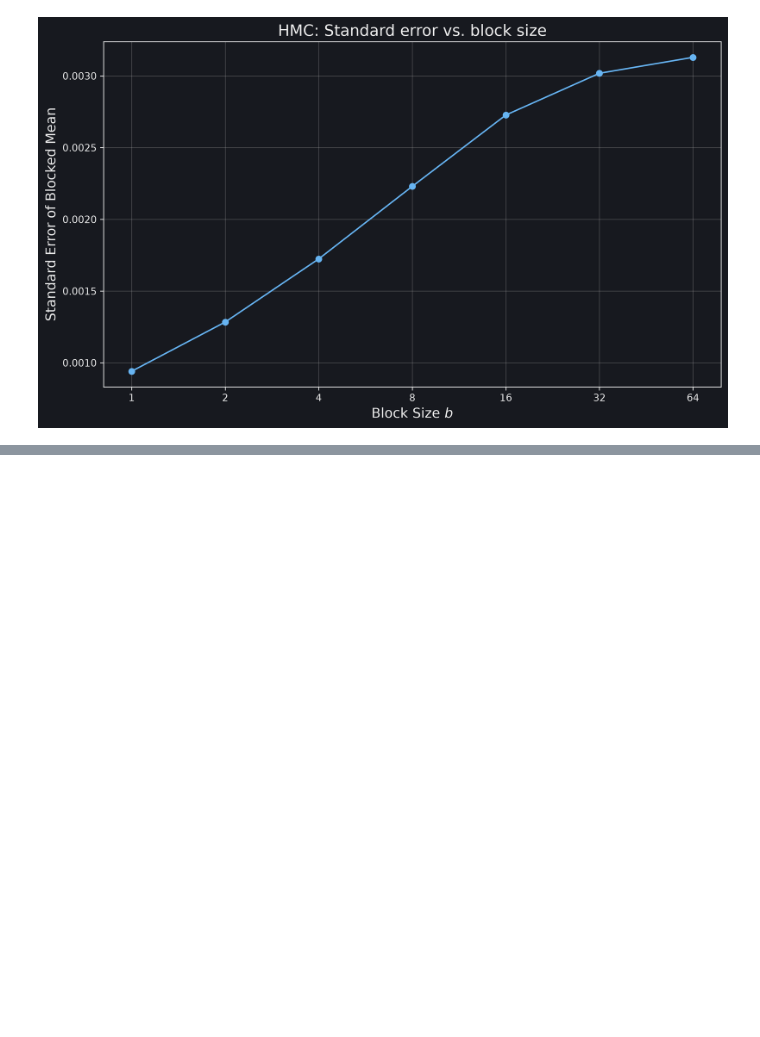
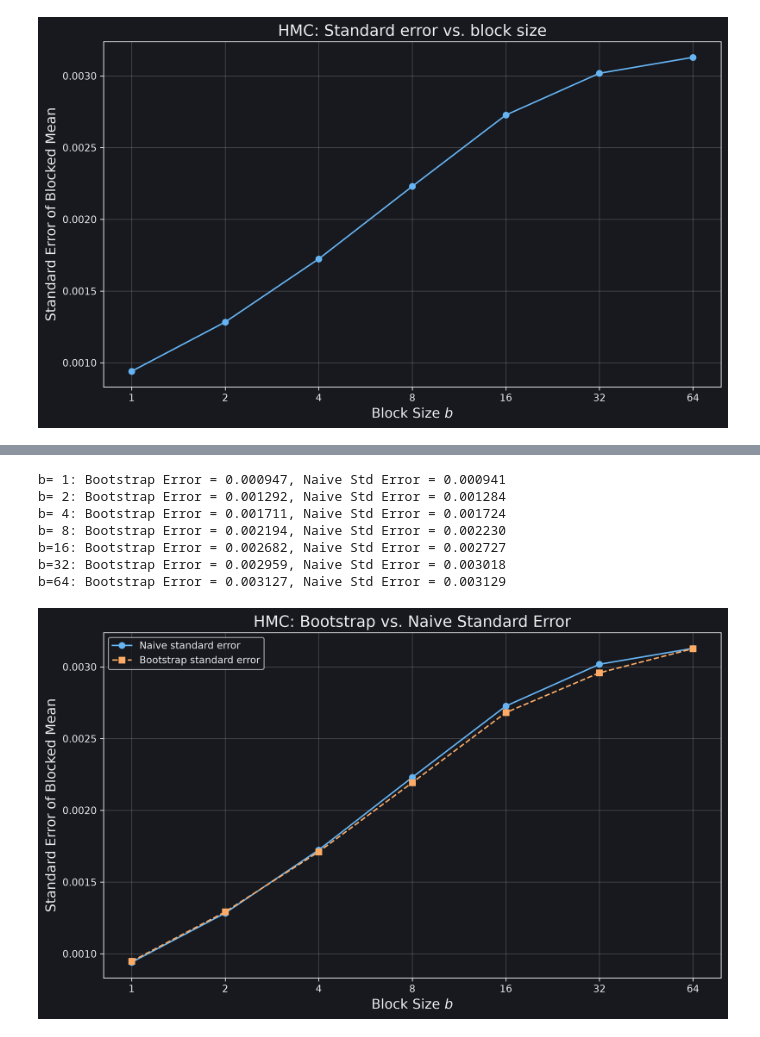
Before and after one commit to itzhaQQ/CompPhys, a Jupyter notebook: sheet04/cp04.ipynb, the cells around one changed output, grey strips where cells are left out. Cells and saved outputs as stored; diff of their text form; code cells hidden in the pictures; blank space fills up the shorter version.

```diff
--- a/sheet04/cp04.ipynb
+++ b/sheet04/cp04.ipynb
@@ -617,0 +705,67 @@ flowchart TD
+# %%
+# =============================================================
+# Task 4: Bootstrap vs. naive std err
+
+N_bs = 5000
+rng = np.random.default_rng(seed=123)
+
+bootstrap_errors_by_block = []
+
+for b in block_sizes:
+    # retrieve blocked measurements
+    m_blocked = blocked_data[b]
+
+    # calc bootstrap err
+    error_bs, _ = bootstrap_error(m_blocked, N_bs, rng)
+
+    # store result
+    bootstrap_errors_by_block.append(error_bs)
+
+    print(
+        f"b={b:2d}: "
+        f"Bootstrap Error = {error_bs:.6f}, "
+        f"Naive Std Error = {standard_errors[block_sizes.index(b)]:.6f}"
+    )
+
+# Plot
+fig, ax = plt.subplots(figsize=(10, 6), dpi=300)
+
+ax.plot(
+    block_sizes,
+    standard_errors,
+    marker="o",
+    linewidth=1.5,
+    color=colors[0],
+    label="Naive standard error"
+)
+
+ax.plot(
+    block_sizes,
+    bootstrap_errors_by_block,
+    marker="s",
+    linewidth=1.5,
+    color=colors[1],
+    label="Bootstrap standard error"
+)
+
+ax.set_xscale("log", base=2)
+ax.set_xticks(block_sizes)
+ax.set_xticklabels(block_sizes)
+ax.set_xlabel(r"Block Size $b$", fontsize=14)
+ax.set_ylabel(r"Standard Error of Blocked Mean", fontsize=14)
+ax.set_title("HMC: Bootstrap vs. Naive Standard Error", fontsize=16)
+ax.grid(alpha=0.3)
+ax.legend()
+plt.tight_layout()
+plt.savefig("figs/hmc_bootstrap_vs_naive_error.pdf", dpi=300)
+plt.savefig("figs/hmc_bootstrap_vs_naive_error.png", dpi=300)
+plt.show()
+# %% [output]
+b= 1: Bootstrap Error = 0.000947, Naive Std Error = 0.000941
+b= 2: Bootstrap Error = 0.001292, Naive Std Error = 0.001284
+b= 4: Bootstrap Error = 0.001711, Naive Std Error = 0.001724
+b= 8: Bootstrap Error = 0.002194, Naive Std Error = 0.002230
+b=16: Bootstrap Error = 0.002682, Naive Std Error = 0.002727
+b=32: Bootstrap Error = 0.002959, Naive Std Error = 0.003018
+b=64: Bootstrap Error = 0.003127, Naive Std Error = 0.003129
+[figure, added]
```
Also changed, not shown: parts of 3 cells of this notebook, 10 other files.
